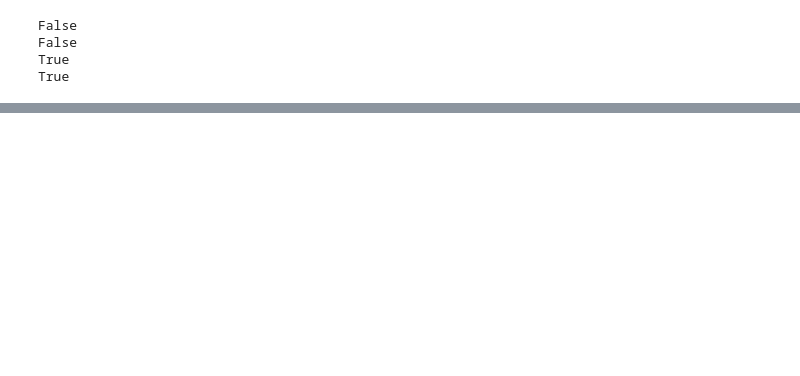
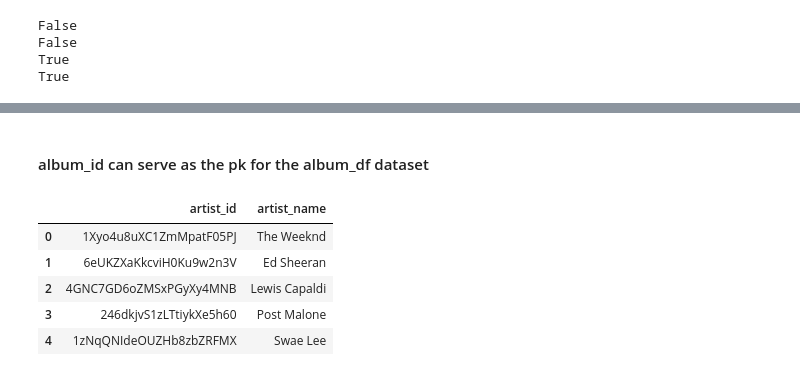
Before and after one commit to adedamola26/spotify-api, a Jupyter notebook: spotifyApiProject.ipynb, the cells around one changed output, grey strips where cells are left out. Cells and saved outputs as stored; diff of their text form; code cells hidden in the pictures; blank space fills up the shorter version.

```diff
--- a/spotifyApiProject.ipynb
+++ b/spotifyApiProject.ipynb
@@ -283,0 +273,11 @@ artist_df = artist_df.drop_duplicates().reset_index(drop = True)
+# %% [markdown]
+#### album_id can serve as the pk for the album_df dataset
+# %%
+artist_df.head()
+# %% [output]
+|  | artist_id | artist_name |
+| 0 | 1Xyo4u8uXC1ZmMpatF05PJ | The Weeknd |
+| 1 | 6eUKZXaKkcviH0Ku9w2n3V | Ed Sheeran |
+| 2 | 4GNC7GD6oZMSxPGyXy4MNB | Lewis Capaldi |
+| 3 | 246dkjvS1zLTtiykXe5h60 | Post Malone |
+| 4 | 1zNqQNIdeOUZHb8zbZRFMX | Swae Lee |
```
Also changed, not shown: parts of 19 cells of this notebook.
